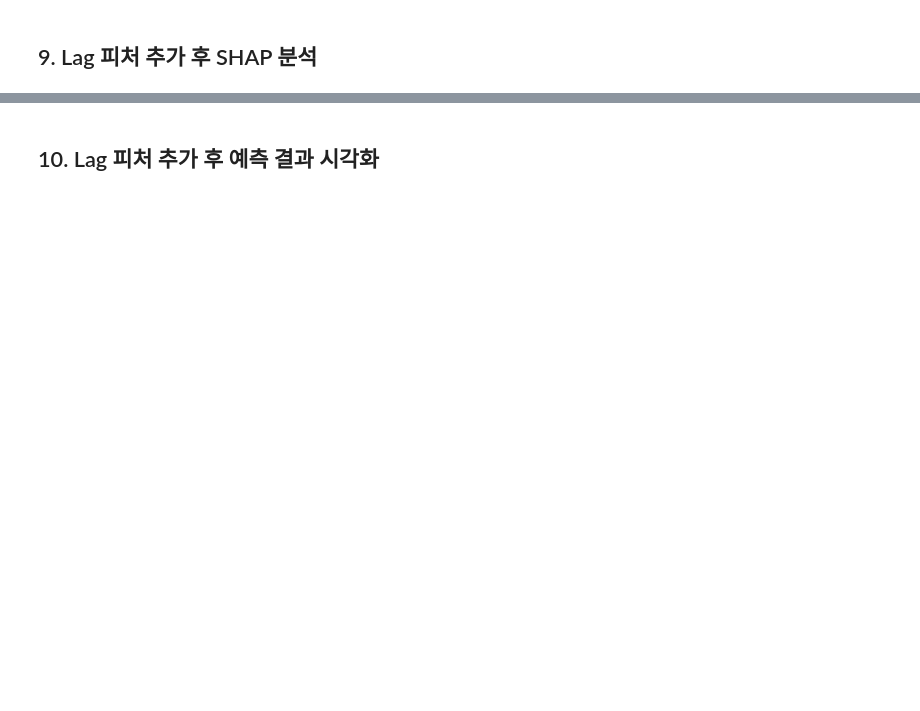
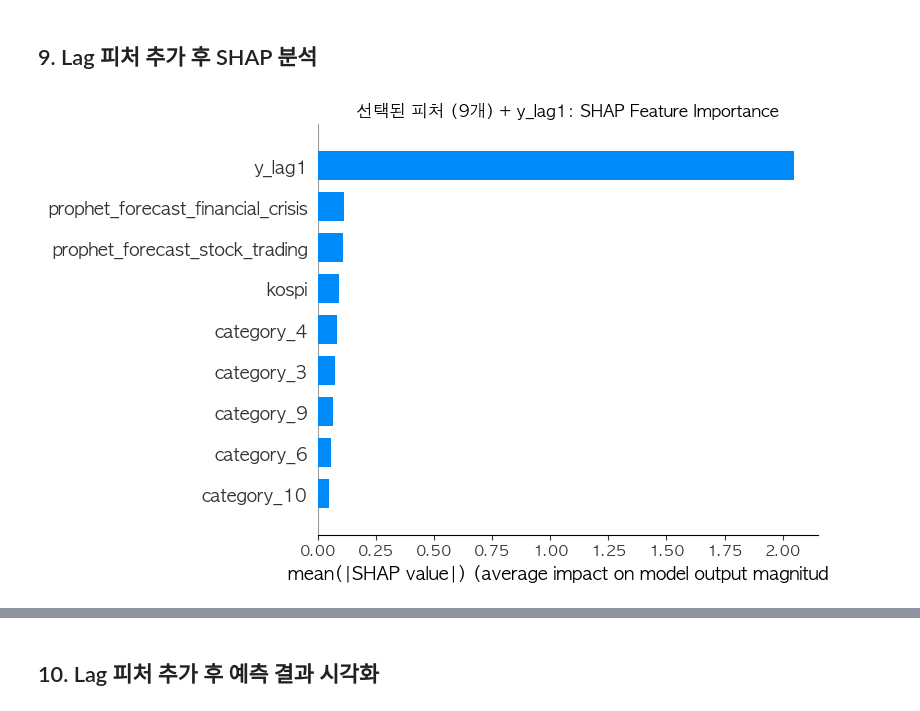
Before and after one commit to kirkminji/book-review-analysis, a Jupyter notebook: analysis/prediction/ml_lag_feature_test_v4.ipynb, the cells around one changed output, grey strips where cells are left out. Saved outputs shown, nothing was run; the diff lists cells and outputs as text; code cells hidden in the pictures; blank space fills up the shorter version.

```diff
--- a/analysis/prediction/ml_lag_feature_test_v4.ipynb
+++ b/analysis/prediction/ml_lag_feature_test_v4.ipynb
@@ -348,26 +690,0 @@ print(f'  Test:  {len(test_lag):,}개')
-# %%
-# y_lag1 추가 후 회귀 모델 성능
-lag_results = []
-
-print('[y_lag1 추가 - 회귀 모델 성능]')
-print('='*50)
-print(f'{"모델":<25}{"R²":<12}{"MAE":<12}')
-print('-'*50)
-
-for model_name, model in reg_models.items():
-    if model_name in needs_scaling:
-        X_tr, X_te = X_train_lag_scaled, X_test_lag_scaled
-    else:
-        X_tr, X_te = X_train_lag, X_test_lag
-
-    reg = model.__class__(**model.get_params())
-    reg.fit(X_tr, y_train_lag)
-    y_pred = np.maximum(reg.predict(X_te), 0)
-
-    r2 = r2_score(y_test_lag, y_pred)
-    mae = mean_absolute_error(y_test_lag, y_pred)
-
-    lag_results.append({'model': model_name, 'r2': r2, 'mae': mae})
-    print(f'{model_name:<25}{r2:<12.4f}{mae:<12.4f}')
-
-lag_results_df = pd.DataFrame(lag_results)
@@ -401,18 +804,21 @@ lag_clf_results_df = pd.DataFrame(lag_clf_results)
 # %% [markdown]
 ## 9. Lag 피처 추가 후 SHAP 분석
 # %%
-# LightGBM + y_lag1 SHAP 분석
-reg_lag = lgb.LGBMRegressor(n_estimators=100, random_state=42, verbose=-1)
-reg_lag.fit(X_train_lag, y_train_lag)
+# LightGBM + y_lag1 SHAP 분석 (선택된 피처 사용)
+reg_lag_selected = lgb.LGBMRegressor(n_estimators=100, random_state=42, verbose=-1)
+reg_lag_selected.fit(X_train_lag_selected, y_train_lag)
 
-explainer_lag = shap.TreeExplainer(reg_lag)
-shap_values_lag = explainer_lag.shap_values(X_test_lag)
+explainer_lag = shap.TreeExplainer(reg_lag_selected)
+shap_values_lag = explainer_lag.shap_values(X_test_lag_selected)
 
 # SHAP Summary Plot
-plt.figure(figsize=(12, 10))
-shap.summary_plot(shap_values_lag, X_test_lag, plot_type="bar", show=False, max_display=20)
-plt.title('기존 피처 + y_lag1: SHAP Feature Importance')
+plt.figure(figsize=(12, 8))
+shap.summary_plot(shap_values_lag, X_test_lag_selected, plot_type="bar", show=False, max_display=10)
+plt.title(f'선택된 피처 ({len(feature_cols_lag_selected)}개) + y_lag1: SHAP Feature Importance')
 plt.tight_layout()
 plt.savefig(f'{IMG_PATH}/05_lag_shap_importance.png', dpi=150, bbox_inches='tight')
-plt.show()
+plt.show()# Prophet 예측값 기여도 합산
+prophet_imp = shap_lag_importance[shap_lag_importance['feature'].str.contains('prophet')]['mean_abs_shap'].sum()
+# %% [output]
+[figure, added]
 # %%
```
Also changed, not shown: parts of 34 cells of this notebook, 40 other files.
